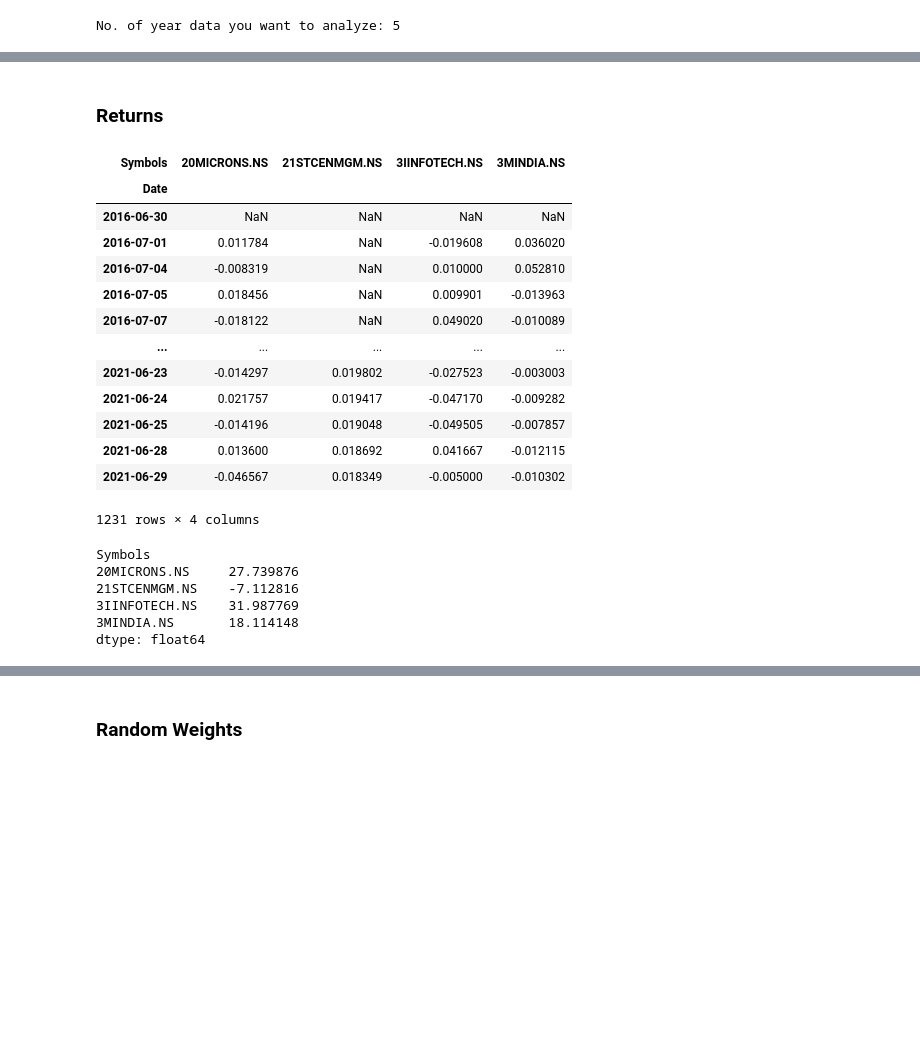
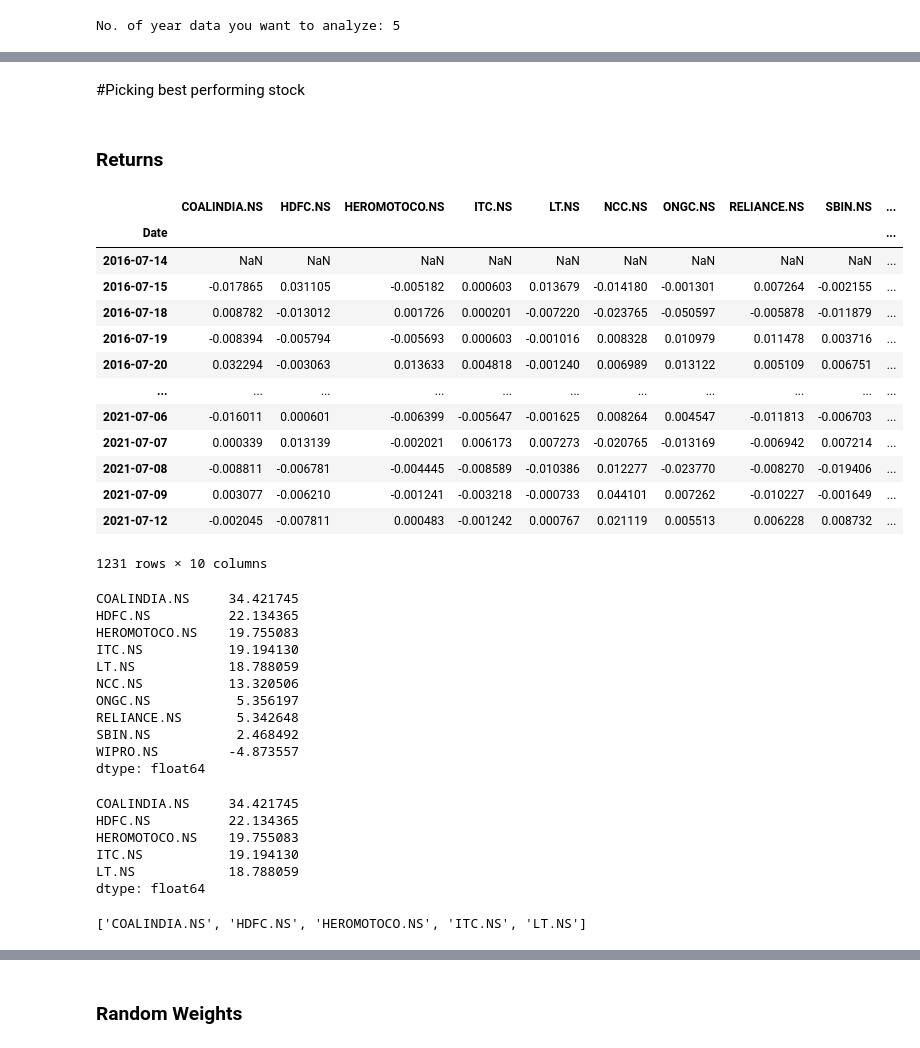
Before and after one commit to sahilgupta2210/Stock-Portfolio-Optimization-using-MPT-and-LSTM, a Jupyter notebook: Stock_Portfolio_Optimization_using_MPT_and_LSTM.ipynb, the cells around one changed output, grey strips where cells are left out. Drawn from its saved outputs; the diff is of its cells as text; code cells hidden in the pictures; blank space fills up the shorter version.

```diff
--- a/Stock_Portfolio_Optimization_using_MPT_and_LSTM.ipynb
+++ b/Stock_Portfolio_Optimization_using_MPT_and_LSTM.ipynb
@@ -11,6 +34,8 @@ import seaborn as sn
 ### Importing Data
 # %%
 stocks = input().split()
-assets = [stock.upper() + '.NS' for stock in stocks]
-assets
+asset = [stock.upper() + '.NS' for stock in stocks]
+asset
+
+#Example: SBIN HDFC  ONGC WIPRO HEROMOTOCO LT ITC COALINDIA RELIANCE NCC
 # %% [output]
@@ -19,2 +53,4 @@ assets
+# %%
+asset.sort()
 # %%
 years = float(input('No. of year data you want to analyze: '))
@@ -29,2 +69,2 @@ datetime.datetime(2016, 6, 30, 11, 39, 24, 184677)
 # %%
-pf_data = wb.get_data_yahoo(assets, start=startDate, end=endDate)['Adj Close']
+pf_data = wb.get_data_yahoo(asset, start=startDate, end=endDate)['Adj Close']
@@ -53,30 +326,53 @@ plt.show()
+# %% [markdown]
+#Picking best performing stock
 # %% [markdown]
 ### Returns
 # %%
-returns = (pf_data / pf_data.shift(1)) - 1
-returns
+retrn = (pf_data / pf_data.shift(1)) - 1
+retrn
 # %% [output]
-| Symbols | 20MICRONS.NS | 21STCENMGM.NS | 3IINFOTECH.NS | 3MINDIA.NS |
-| Date |  |  |  |  |
-| 2016-06-30 | NaN | NaN | NaN | NaN |
-| 2016-07-01 | 0.011784 | NaN | -0.019608 | 0.036020 |
-| 2016-07-04 | -0.008319 | NaN | 0.010000 | 0.052810 |
-| 2016-07-05 | 0.018456 | NaN | 0.009901 | -0.013963 |
-| 2016-07-07 | -0.018122 | NaN | 0.049020 | -0.010089 |
-| ... | ... | ... | ... | ... |
-| 2021-06-23 | -0.014297 | 0.019802 | -0.027523 | -0.003003 |
-| 2021-06-24 | 0.021757 | 0.019417 | -0.047170 | -0.009282 |
-| 2021-06-25 | -0.014196 | 0.019048 | -0.049505 | -0.007857 |
-| 2021-06-28 | 0.013600 | 0.018692 | 0.041667 | -0.012115 |
-| 2021-06-29 | -0.046567 | 0.018349 | -0.005000 | -0.010302 |
+|  | COALINDIA.NS | HDFC.NS | HEROMOTOCO.NS | ITC.NS | LT.NS | NCC.NS | ONGC.NS | RELIANCE.NS | SBIN.NS | ... |
+| Date |  |  |  |  |  |  |  |  |  | ... |
+| 2016-07-14 | NaN | NaN | NaN | NaN | NaN | NaN | NaN | NaN | NaN | ... |
+| 2016-07-15 | -0.017865 | 0.031105 | -0.005182 | 0.000603 | 0.013679 | -0.014180 | -0.001301 | 0.007264 | -0.002155 | ... |
+| 2016-07-18 | 0.008782 | -0.013012 | 0.001726 | 0.000201 | -0.007220 | -0.023765 | -0.050597 | -0.005878 | -0.011879 | ... |
+| 2016-07-19 | -0.008394 | -0.005794 | -0.005693 | 0.000603 | -0.001016 | 0.008328 | 0.010979 | 0.011478 | 0.003716 | ... |
+| 2016-07-20 | 0.032294 | -0.003063 | 0.013633 | 0.004818 | -0.001240 | 0.006989 | 0.013122 | 0.005109 | 0.006751 | ... |
+| ... | ... | ... | ... | ... | ... | ... | ... | ... | ... | ... |
+| 2021-07-06 | -0.016011 | 0.000601 | -0.006399 | -0.005647 | -0.001625 | 0.008264 | 0.004547 | -0.011813 | -0.006703 | ... |
+| 2021-07-07 | 0.000339 | 0.013139 | -0.002021 | 0.006173 | 0.007273 | -0.020765 | -0.013169 | -0.006942 | 0.007214 | ... |
+| 2021-07-08 | -0.008811 | -0.006781 | -0.004445 | -0.008589 | -0.010386 | 0.012277 | -0.023770 | -0.008270 | -0.019406 | ... |
+| 2021-07-09 | 0.003077 | -0.006210 | -0.001241 | -0.003218 | -0.000733 | 0.044101 | 0.007262 | -0.010227 | -0.001649 | ... |
+| 2021-07-12 | -0.002045 | -0.007811 | 0.000483 | -0.001242 | 0.000767 | 0.021119 | 0.005513 | 0.006228 | 0.008732 | ... |
-1231 rows × 4 columns
+1231 rows × 10 columns
 # %%
-annual_returns = returns.mean() * 250 *100
+annual_returns = retrn.mean() * 250 *100
+annual_returns.values[::-1].sort()
 annual_returns
 # %% [output]
-Symbols
-20MICRONS.NS     27.739876
-21STCENMGM.NS    -7.112816
-3IINFOTECH.NS    31.987769
-3MINDIA.NS       18.114148
+COALINDIA.NS     34.421745
+HDFC.NS          22.134365
+HEROMOTOCO.NS    19.755083
+ITC.NS           19.194130
+LT.NS            18.788059
+NCC.NS           13.320506
+ONGC.NS           5.356197
+RELIANCE.NS       5.342648
+SBIN.NS           2.468492
+WIPRO.NS         -4.873557
 dtype: float64
+# %%
+sorted_annual_return = annual_returns[0:5]
+sorted_annual_return
+# %% [output]
+COALINDIA.NS     34.421745
+HDFC.NS          22.134365
+HEROMOTOCO.NS    19.755083
+ITC.NS           19.194130
+LT.NS            18.788059
+dtype: float64
+# %%
+assets = list(sorted_annual_return.index)
+assets
+# %% [output]
+['COALINDIA.NS', 'HDFC.NS', 'HEROMOTOCO.NS', 'ITC.NS', 'LT.NS']
```
Also changed, not shown: parts of 66 cells of this notebook.
